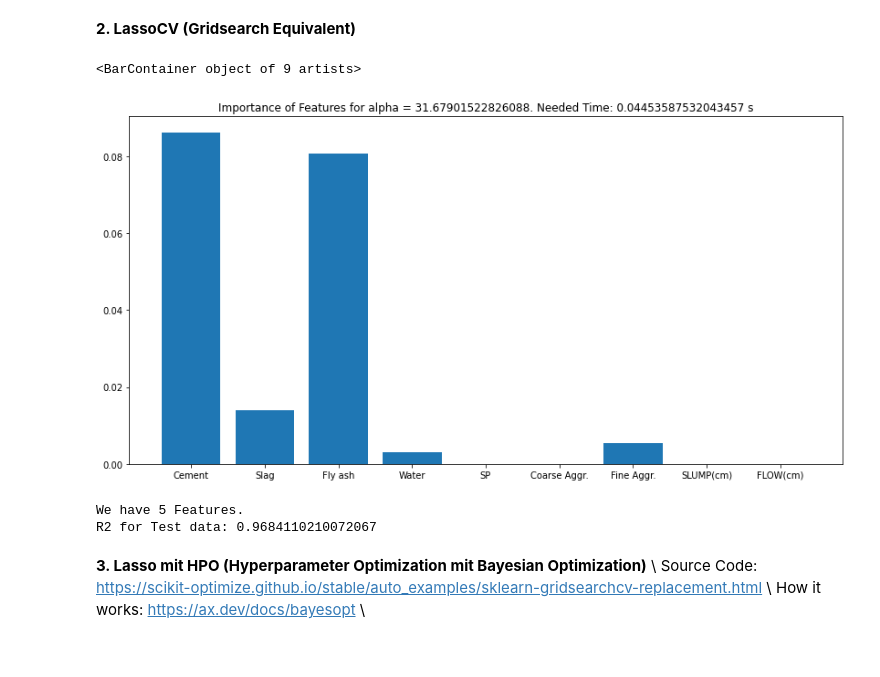
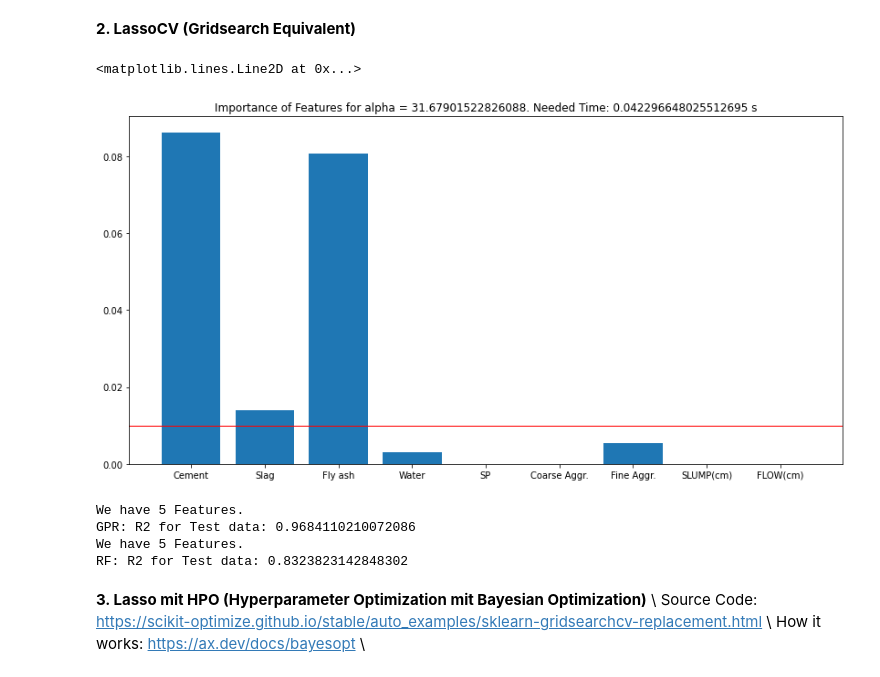
Before and after one commit to kobabulbul/AutoML, a Jupyter notebook: FeatureSelection.ipynb, the cells around one changed output. Cells and saved outputs as stored; diff of their text form; code cells hidden in the pictures.

```diff
--- a/FeatureSelection.ipynb
+++ b/FeatureSelection.ipynb
@@ -197,16 +251,16 @@ plt.show()
 # %%
 from sklearn.linear_model import LassoCV
 start_time = time()
 model = LassoCV(cv=3, fit_intercept=False).fit(X_train, y_train)
 needed_time = time() - start_time
 importance = np.abs(model.coef_)
 plt.figure(figsize=(14, 7))
 plt.title('Importance of Features for alpha = {}. Needed Time: {} s'.format(model.alpha_, needed_time))
 plt.bar(data_cols, importance)
-#plt.axhline(y=0.001,linewidth=1, color='r')
+plt.axhline(y=0.01,linewidth=1, color='r')
 # %% [output]
-<BarContainer object of 9 artists>
+<matplotlib.lines.Line2D at 0x...>
-[figure, old version]
+[figure, new version]
 # %%
 impIdx = np.nonzero(importance)[0]
 
@@ -215,11 +269,20 @@ X_test_sel = X_test[:, impIdx]
 
 gpr = train_gp(X_train_sel, y_train)
 r2_test = gpr.score(X_test_sel, y_test)
+LassoGPRR2.append(r2_test)
 print('We have {} Features.'.format(len(impIdx)))
-print('R2 for Test data: {}'.format(r2_test))
+print('GPR: R2 for Test data: {}'.format(r2_test))
+
+rf = train_rf(X_train_sel, y_train, len(impIdx))
+r2_test = rf.score(X_test_sel, y_test)
+LassoRFR2.append(r2_test)
+print('We have {} Features.'.format(len(impIdx)))
+print('RF: R2 for Test data: {}'.format(r2_test))
 # %% [output]
 We have 5 Features.
-R2 for Test data: 0.9684110210072067
+GPR: R2 for Test data: 0.9684110210072086
+We have 5 Features.
+RF: R2 for Test data: 0.8323823142848302
 # %% [markdown]
 **3. Lasso mit HPO (Hyperparameter Optimization mit Bayesian Optimization)** \\
 Source Code: https://scikit-optimize.github.io/stable/auto_examples/sklearn-gridsearchcv-replacement.html \\
```
Also changed, not shown: parts of 34 cells of this notebook.
